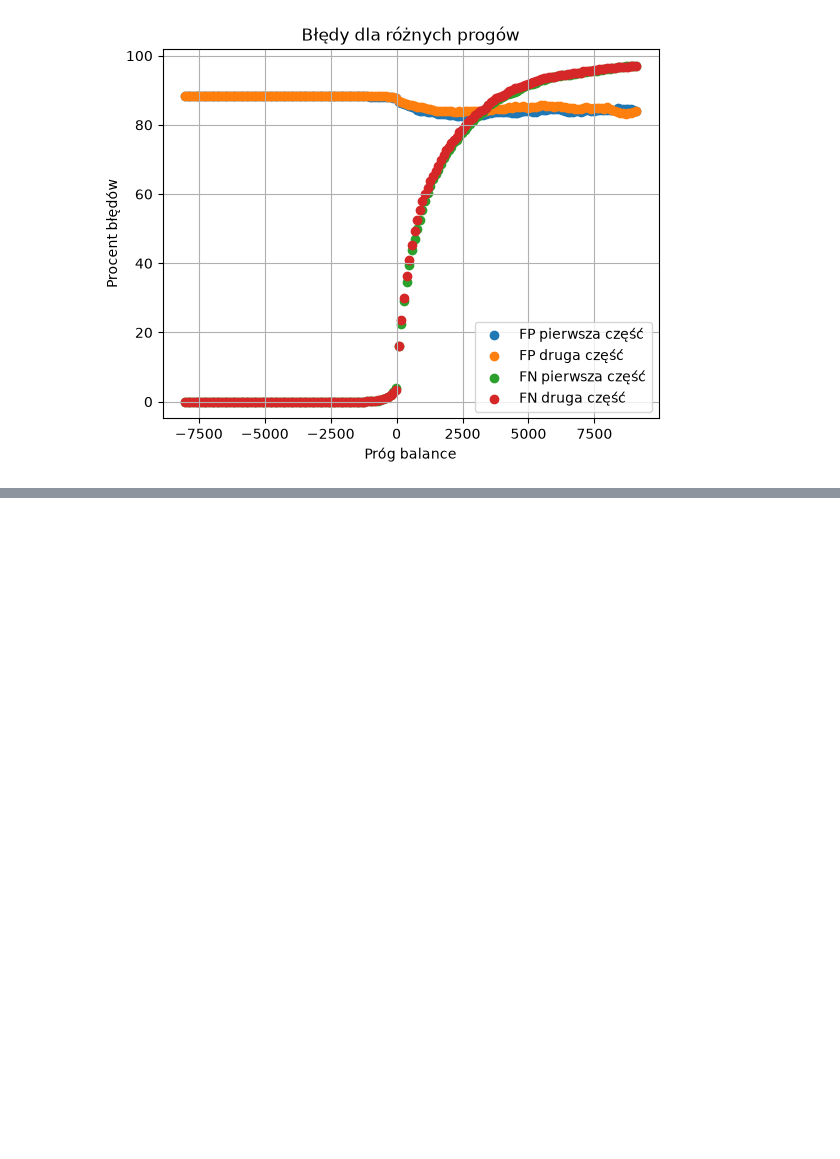
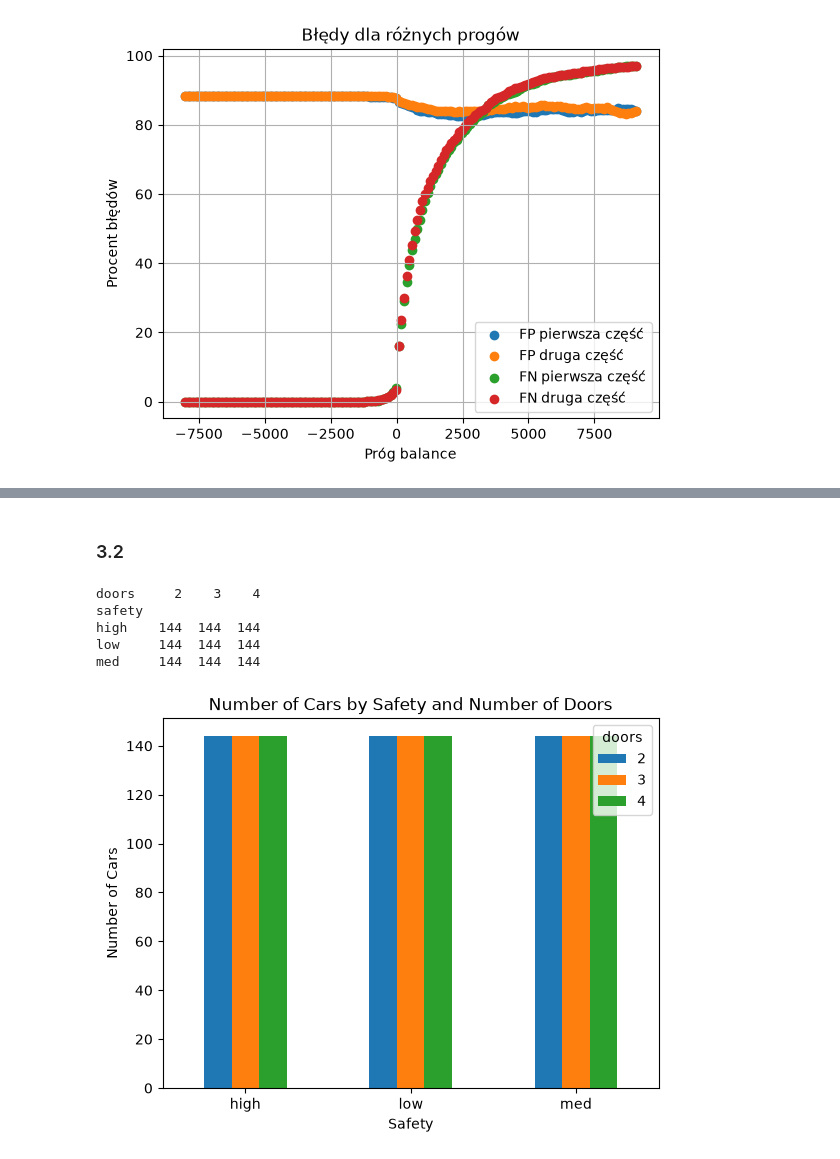
Before and after one commit to kalyps00/studia, a Jupyter notebook: 5_sem/um/lista_1.ipynb, the cells around one changed output, grey strips where cells are left out. Cells and saved outputs as stored; diff of their text form; code cells hidden in the pictures; blank space fills up the shorter version.

```diff
--- a/5_sem/um/lista_1.ipynb
+++ b/5_sem/um/lista_1.ipynb
@@ -398,0 +448,22 @@ Druga część: (np.int64(2917), np.int64(2060), np.float64(83.70157819225251),
+# %% [markdown]
+### 3.2
+# %%
+cars_data = (X[X["doors"].isin(["2","3","4"])]
+             .groupby(["safety", "doors"])
+             .size()
+             .unstack(fill_value=0)
+             .reindex(columns=["2", "3", "4"], fill_value=0))
+print(cars_data)
+cars_data.plot(kind="bar")
+plt.title("Number of Cars by Safety and Number of Doors")
+plt.xlabel("Safety")
+plt.ylabel("Number of Cars")
+plt.xticks(rotation=0)
+plt.show()
+# %% [output]
+doors     2    3    4
+safety
+high    144  144  144
+low     144  144  144
+med     144  144  144
+[figure, added]
```
Also changed, not shown: parts of 9 cells of this notebook.
